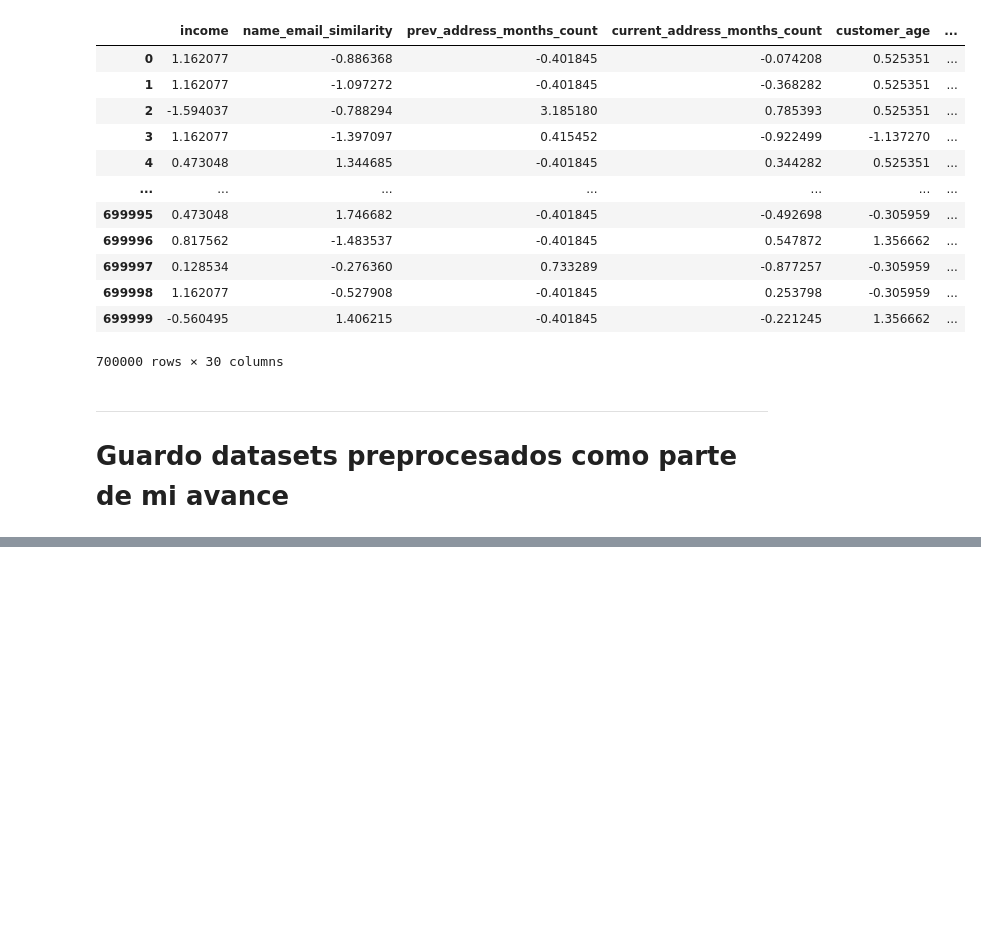
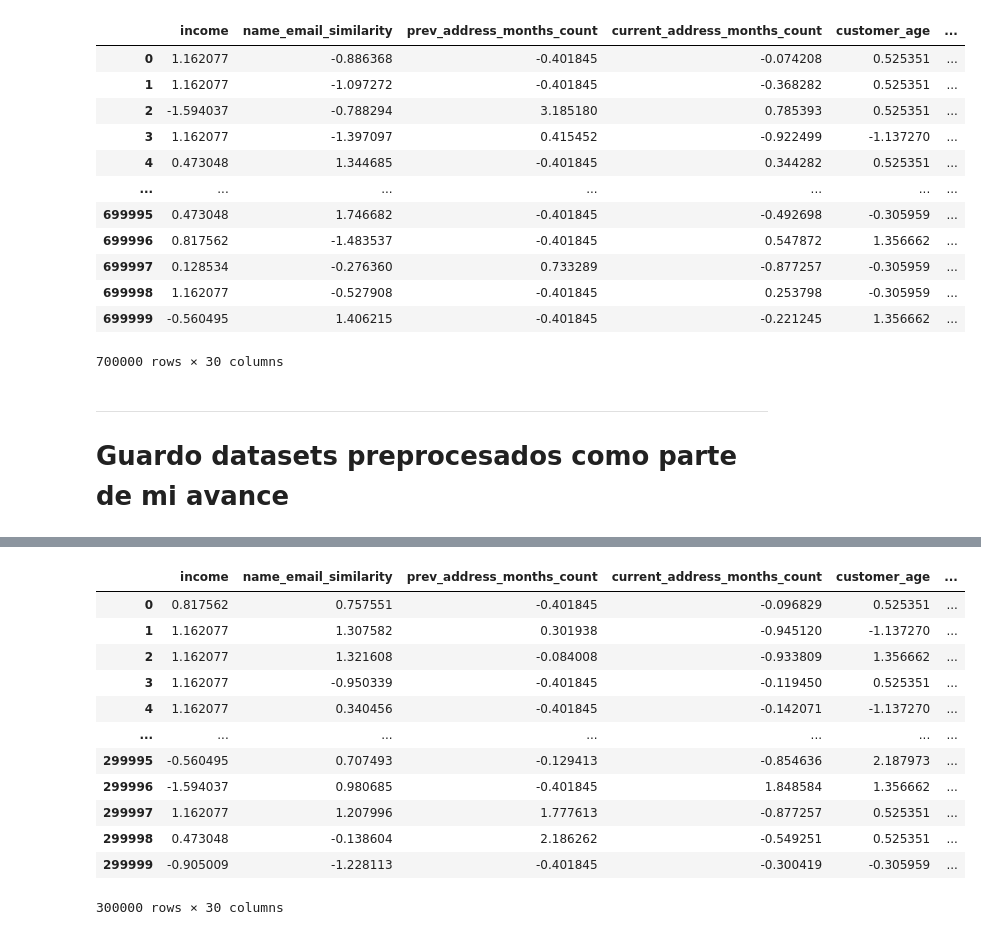
Before and after one commit to rodrifer10/mds_ml_rfc, a Jupyter notebook: ML_Project_Bank_Fraud/notebooks/03_Feature_Processing.ipynb, the cells around one changed output, grey strips where cells are left out. Saved outputs shown, nothing was run; the diff lists cells and outputs as text; code cells hidden in the pictures; blank space fills up the shorter version.

```diff
--- a/ML_Project_Bank_Fraud/notebooks/03_Feature_Processing.ipynb
+++ b/ML_Project_Bank_Fraud/notebooks/03_Feature_Processing.ipynb
@@ -1051,0 +1080,4 @@ df_test_t.to_csv('../data/processed/df_test_preprocessed.csv', index=False) # lo
+# %%
+%%time
+pd.read_csv('../data/processed/df_test_preprocessed.csv')
+# %% [output]
@@ -1051,0 +1086,13 @@ df_test_t.to_csv('../data/processed/df_test_preprocessed.csv', index=False) # lo
+|  | income | name_email_similarity | prev_address_months_count | current_address_months_count | customer_age | ... |
+| 0 | 0.817562 | 0.757551 | -0.401845 | -0.096829 | 0.525351 | ... |
+| 1 | 1.162077 | 1.307582 | 0.301938 | -0.945120 | -1.137270 | ... |
+| 2 | 1.162077 | 1.321608 | -0.084008 | -0.933809 | 1.356662 | ... |
+| 3 | 1.162077 | -0.950339 | -0.401845 | -0.119450 | 0.525351 | ... |
+| 4 | 1.162077 | 0.340456 | -0.401845 | -0.142071 | -1.137270 | ... |
+| ... | ... | ... | ... | ... | ... | ... |
+| 299995 | -0.560495 | 0.707493 | -0.129413 | -0.854636 | 2.187973 | ... |
+| 299996 | -1.594037 | 0.980685 | -0.401845 | 1.848584 | 1.356662 | ... |
+| 299997 | 1.162077 | 1.207996 | 1.777613 | -0.877257 | 0.525351 | ... |
+| 299998 | 0.473048 | -0.138604 | 2.186262 | -0.549251 | 0.525351 | ... |
+| 299999 | -0.905009 | -1.228113 | -0.401845 | -0.300419 | -0.305959 | ... |
+300000 rows × 30 columns
```
Also changed, not shown: parts of 12 cells of this notebook, 8 other files.
